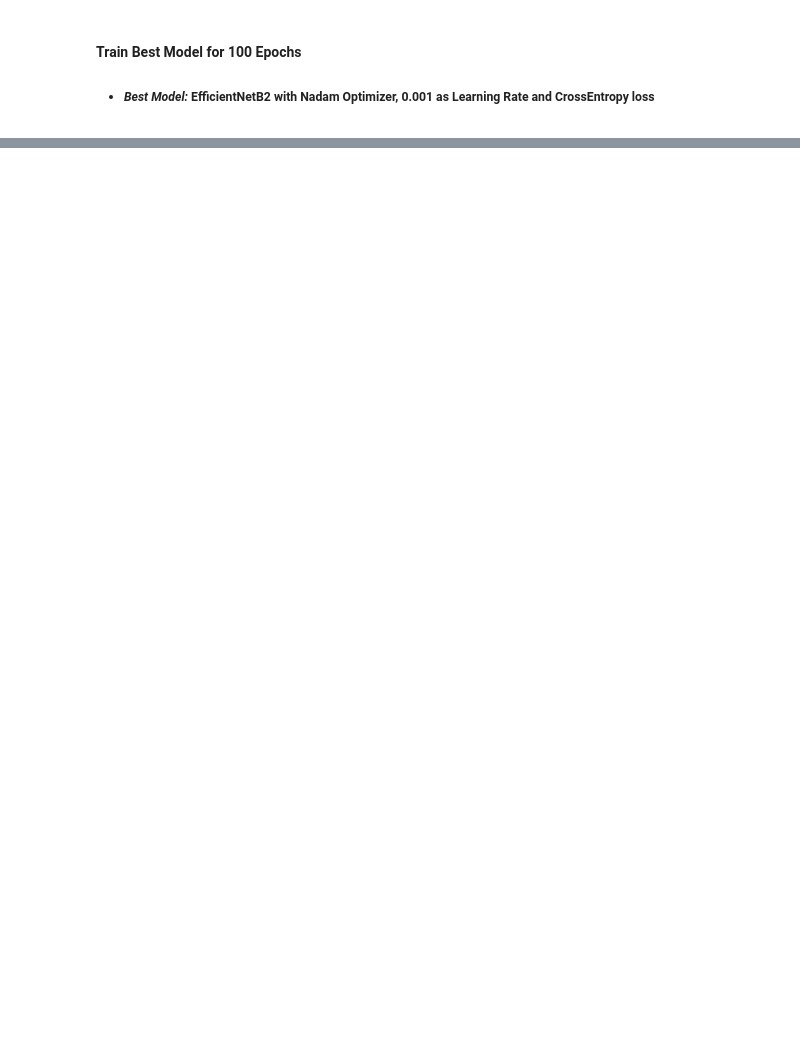
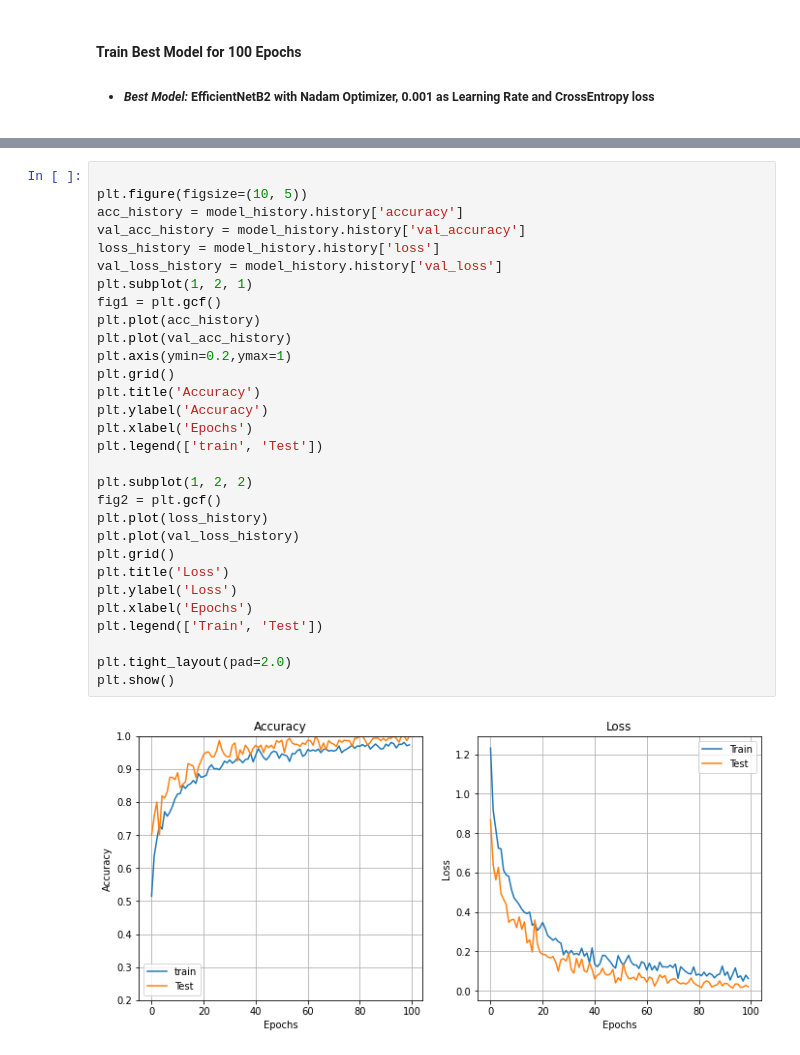
Before and after one commit to KobiAms/FingerprintsQuality, a Jupyter notebook: FP_classification.ipynb, the cells around one changed output, grey strips where cells are left out. Saved outputs shown, nothing was run; the diff lists cells and outputs as text; blank space fills up the shorter version.

```diff
--- a/FP_classification.ipynb
+++ b/FP_classification.ipynb
@@ -772 +785,33 @@ model_history = best_model.fit(train_dataset, validation_data=val_dataset, epoch
+# %%
+
+plt.figure(figsize=(10, 5))
+acc_history = model_history.history['accuracy']
+val_acc_history = model_history.history['val_accuracy']
+loss_history = model_history.history['loss']
+val_loss_history = model_history.history['val_loss']
+plt.subplot(1, 2, 1)
+fig1 = plt.gcf()
+plt.plot(acc_history)
+plt.plot(val_acc_history)
+plt.axis(ymin=0.2,ymax=1)
+plt.grid()
+plt.title('Accuracy')
+plt.ylabel('Accuracy')
+plt.xlabel('Epochs')
+plt.legend(['train', 'Test'])
+
+plt.subplot(1, 2, 2)
+fig2 = plt.gcf()
+plt.plot(loss_history)
+plt.plot(val_loss_history)
+plt.grid()
+plt.title('Loss')
+plt.ylabel('Loss')
+plt.xlabel('Epochs')
+plt.legend(['Train', 'Test'])
+
+plt.tight_layout(pad=2.0)
+plt.show()
+# %% [output]
+[figure, added]
 # %% [markdown]
```
Also changed, not shown: parts of 6 cells of this notebook.
